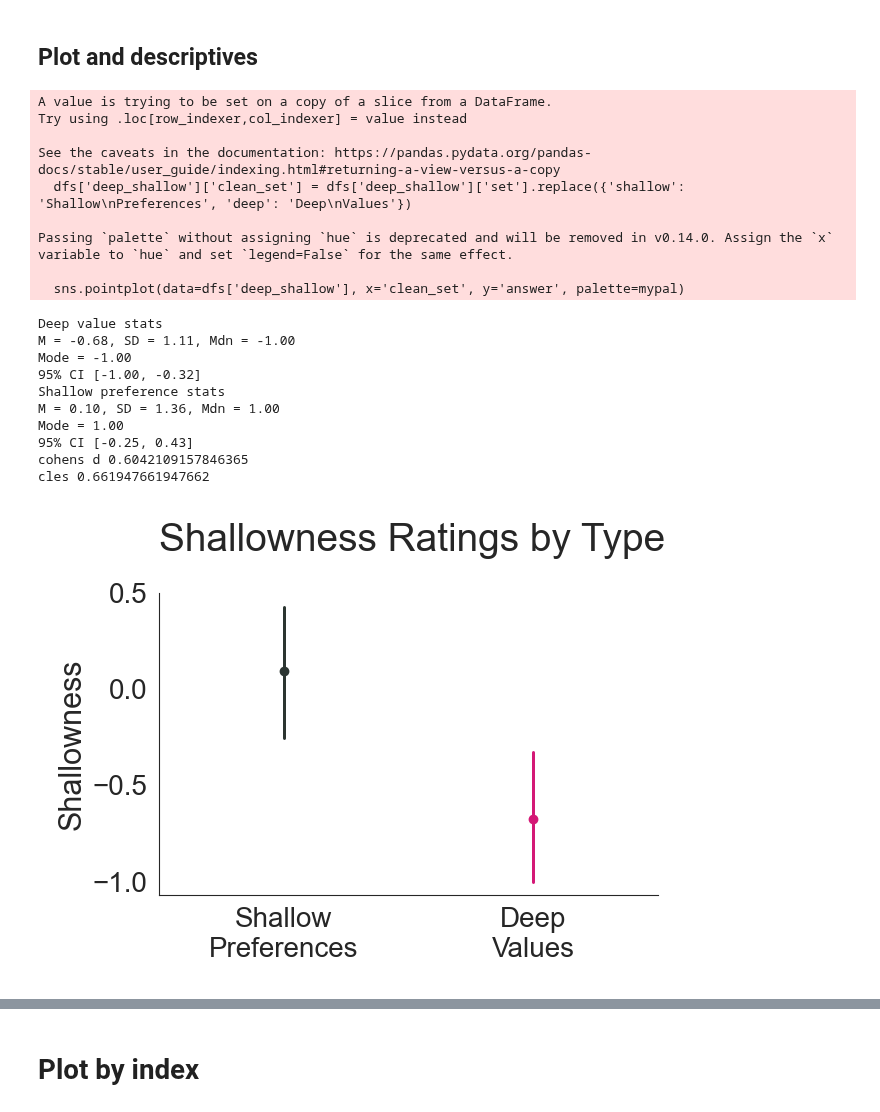
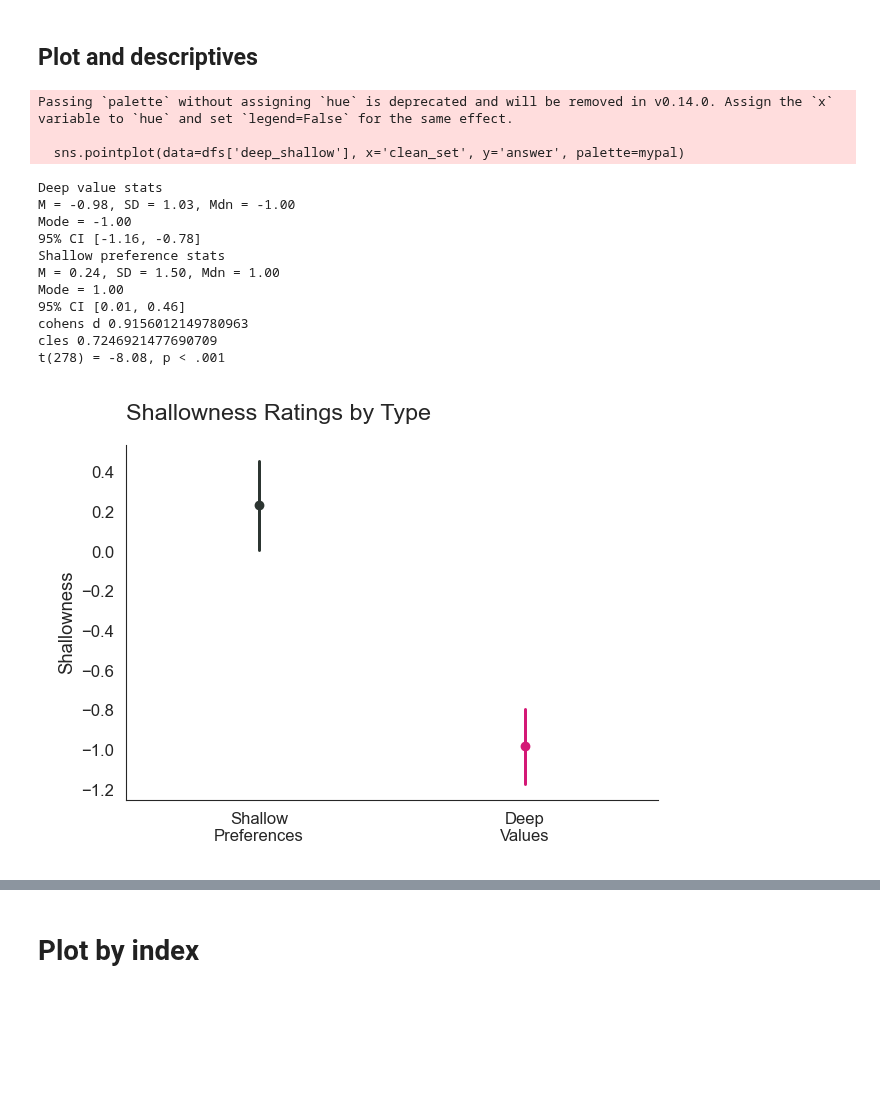
Before and after one commit to josh-ashkinaze/dvb, a Jupyter notebook: annot.ipynb, the cells around one changed output, grey strips where cells are left out. Drawn from its saved outputs; the diff is of its cells as text; code cells hidden in the pictures; blank space fills up the shorter version.

```diff
--- a/annot.ipynb
+++ b/annot.ipynb
@@ -48,7 +48,7 @@ def clean_even(x):
     elif x2 == 0:
         return 3
 
-df = pd.read_csv('data/raw/deep_shallow_2025-04-13_April132025_17.22.csv')
+df = pd.read_csv('data/raw/deep_shallow_2025-04-13_April+13,+2025_19.14.csv')
 df = df.iloc[2:]
 
 data = []
@@ -158,45 +158,44 @@ sns.pointplot(data=dfs['deep_shallow'], x='clean_set', y='answer', palette=mypal
 
 plt.title("Shallowness Ratings by Type")
 plt.xlabel("")
 plt.ylabel("Shallowness")
 
 deep_value_ratings = dfs['deep_shallow'].query('set == "deep"')['answer'].values
 shallow_pref_ratings = dfs['deep_shallow'].query('set == "shallow"')['answer'].values
 
 print("Deep value stats")
 array_stats(deep_value_ratings, include_ci=True)
 
 print("Shallow preference stats")
 array_stats(shallow_pref_ratings, include_ci=True)
 
 from pingouin import compute_effsize
 
 print("cohens d", compute_effsize(shallow_pref_ratings, deep_value_ratings, paired=False, eftype='cohen'))
 print("cles", compute_effsize(shallow_pref_ratings, deep_value_ratings, paired=False, eftype='cles'))
 
+# ttest
+from scipy import stats
+t_stat, p_val = stats.ttest_ind(deep_value_ratings, shallow_pref_ratings, equal_var=False)
+df = len(deep_value_ratings) + len(shallow_pref_ratings) - 2
 
 
+p_formatted = "< .001" if p_val < 0.001 else f"= {p_val:.3f}"
 
-import statsmodels.api as sm
-from statsmodels.regression.mixed_linear_model import MixedLM
+print(f"t({df:.0f}) = {t_stat:.2f}, p {p_formatted}")
 # %% [output]
-A value is trying to be set on a copy of a slice from a DataFrame.
-Try using .loc[row_indexer,col_indexer] = value instead
-
-See the caveats in the documentation: https://pandas.pydata.org/pandas-docs/stable/user_guide/indexing.html#returning-a-view-versus-a-copy
-  dfs['deep_shallow']['clean_set'] = dfs['deep_shallow']['set'].replace({'shallow': 'Shallow\nPreferences', 'deep': 'Deep\nValues'})
-
 Passing `palette` without assigning `hue` is deprecated and will be removed in v0.14.0. Assign the `x` variable to `hue` and set `legend=False` for the same effect.
 
   sns.pointplot(data=dfs['deep_shallow'], x='clean_set', y='answer', palette=mypal)
 Deep value stats
-M = -0.68, SD = 1.11, Mdn = -1.00
+M = -0.98, SD = 1.03, Mdn = -1.00
 Mode = -1.00
-95% CI [-1.00, -0.32]
+95% CI [-1.16, -0.78]
 Shallow preference stats
-M = 0.10, SD = 1.36, Mdn = 1.00
+M = 0.24, SD = 1.50, Mdn = 1.00
 Mode = 1.00
-95% CI [-0.25, 0.43]
-cohens d 0.6042109157846365
-cles 0.661947661947662
+95% CI [0.01, 0.46]
+cohens d 0.9156012149780963
+cles 0.7246921477690709
+t(278) = -8.08, p < .001
-[figure, old version]
+[figure, new version]
```
Also changed, not shown: parts of 7 cells of this notebook, 4 other files.
